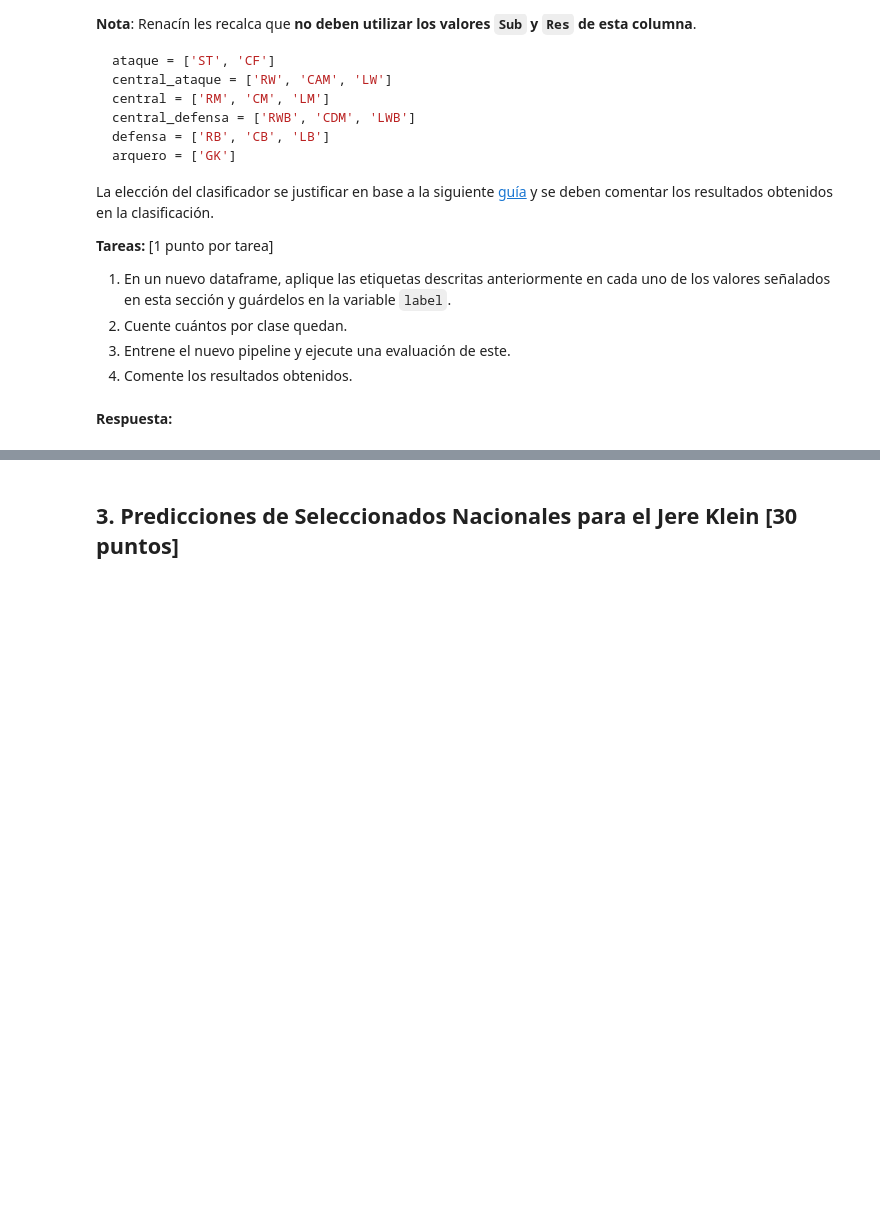
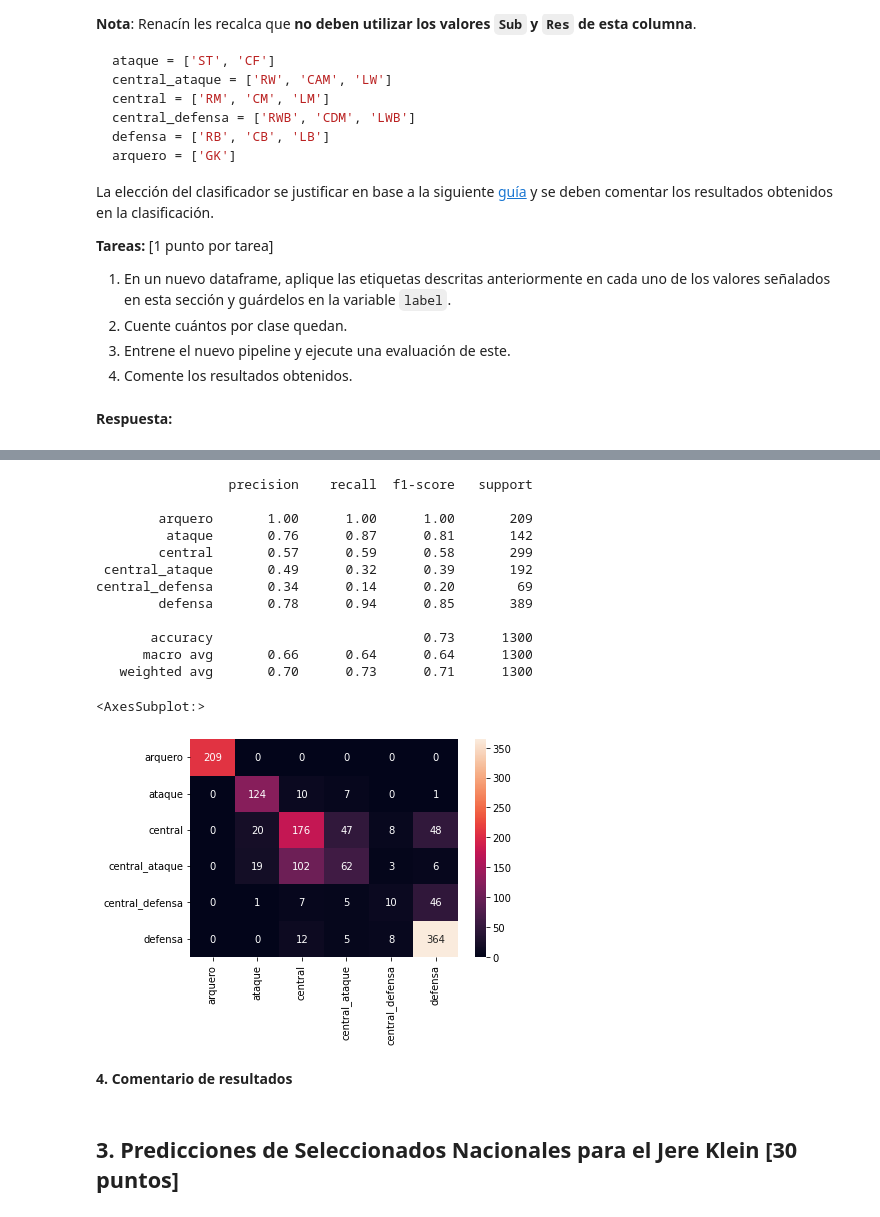
Before and after one commit to ElLuquitas/MDS7202-labs, a Jupyter notebook: lab7/Lab_7_enunciado.ipynb, the cells around one changed output, grey strips where cells are left out. Saved outputs shown, nothing was run; the diff lists cells and outputs as text; code cells hidden in the pictures; blank space fills up the shorter version.

```diff
--- a/lab7/Lab_7_enunciado.ipynb
+++ b/lab7/Lab_7_enunciado.ipynb
@@ -398,0 +570,21 @@ La elección del clasificador se justificar en base a la siguiente [guía](https
+# %%
+# Separación de datos para entrenamiento y testeo
+features = df.drop(columns = ['Name', 'National_Position', 'Club_Position'])
+labels = df.loc[:, 'label']
+
+X_train, X_test, y_train, y_test = train_test_split(
+    features, labels, test_size=0.33, shuffle=True, stratify=labels, random_state=30
+)
+
+# Dado que estamos haciendo una tarea de clasificación usando menos de 100.000 observaciones,
+# lo recomendado por la documentación de scikit-learn es usar un 'Linear SVC'
+from sklearn.svm import LinearSVC, SVC
+
+svc_model = LinearSVC()
+pipeline_svc = Pipeline([
+    ('preprocessor', col_transformer),
+    ('classifier', svc_model)
+], verbose=True)
+
+# Entrenamiento del modelo
+pipeline_svc.fit(X_train, y_train)
@@ -399,3 +611,27 @@ La elección del clasificador se justificar en base a la siguiente [guía](https
+# %%
+# Revisión de desempeño de Linear SVC
+y_pred_svc = pipeline_svc.predict(X_test)
+print(classification_report(y_test, y_pred_svc))
+
+# Matriz de confusión de Linear SVC
+sns.heatmap(confusion_matrix(y_test, y_pred_svc), annot = True, fmt = 'd', xticklabels = pipeline_svc.classes_, yticklabels = pipeline_svc.classes_)
+# %% [output]
+                 precision    recall  f1-score   support
+
+        arquero       1.00      1.00      1.00       209
+         ataque       0.76      0.87      0.81       142
+        central       0.57      0.59      0.58       299
+ central_ataque       0.49      0.32      0.39       192
+central_defensa       0.34      0.14      0.20        69
+        defensa       0.78      0.94      0.85       389
+
+       accuracy                           0.73      1300
+      macro avg       0.66      0.64      0.64      1300
+   weighted avg       0.70      0.73      0.71      1300
+<AxesSubplot:>
+[figure, added]
+# %% [markdown]
+**4. Comentario de resultados**
 # %% [markdown]
 ## 3. Predicciones de Seleccionados Nacionales para el Jere Klein [30 puntos]
 # %% [markdown]
```
Also changed, not shown: parts of 23 cells of this notebook.
